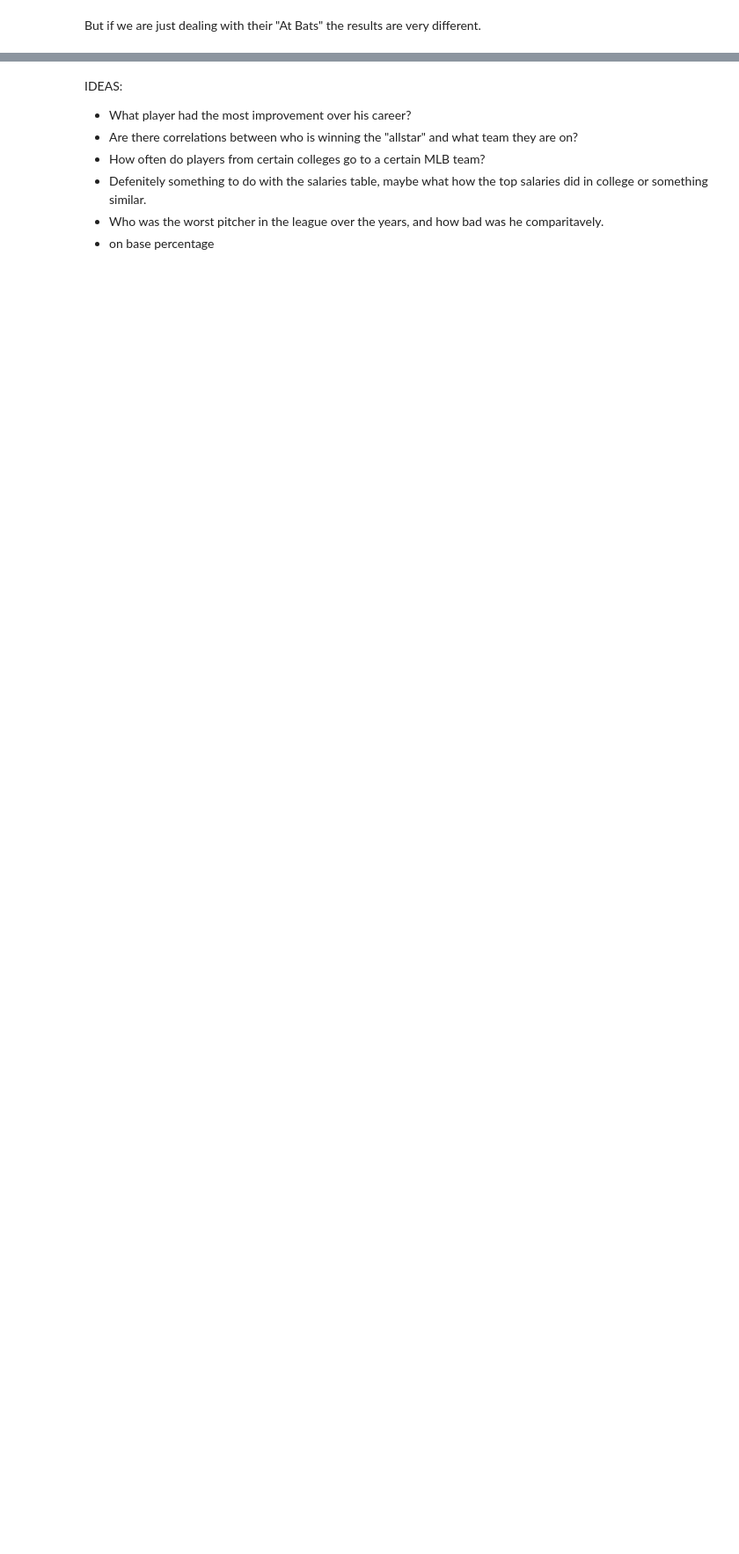
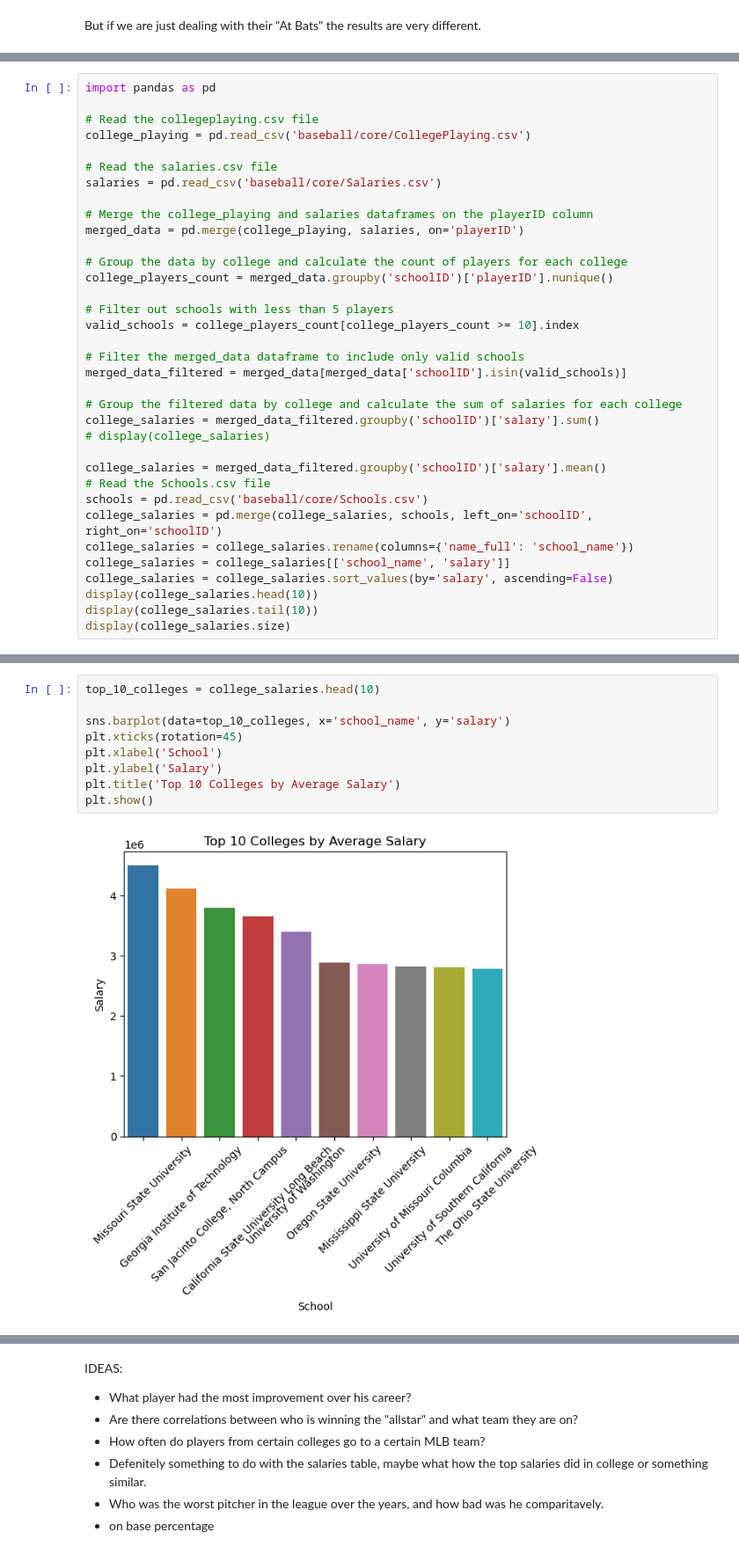
Before and after one commit to Treyson-Grange/cs5830_project1, a Jupyter notebook: project1.ipynb, the cells around one changed output, grey strips where cells are left out. Shown at 88% size. Cells and saved outputs as stored; diff of their text form; blank space fills up the shorter version.

```diff
--- a/project1.ipynb
+++ b/project1.ipynb
@@ -214,3 +214,38 @@ plt.title('Top 10 Most Improved Players - At Bats')
 plt.show()
 # %% [output]
 [figure]
+# %%
+import pandas as pd
+
+# Read the collegeplaying.csv file
+college_playing = pd.read_csv('baseball/core/CollegePlaying.csv')
+
+# Read the salaries.csv file
+salaries = pd.read_csv('baseball/core/Salaries.csv')
+
+# Merge the college_playing and salaries dataframes on the playerID column
+merged_data = pd.merge(college_playing, salaries, on='playerID')
+
+# Group the data by college and calculate the count of players for each college
+college_players_count = merged_data.groupby('schoolID')['playerID'].nunique()
+
+# Filter out schools with less than 5 players
+valid_schools = college_players_count[college_players_count >= 10].index
+
+# Filter the merged_data dataframe to include only valid schools
+merged_data_filtered = merged_data[merged_data['schoolID'].isin(valid_schools)]
+
+# Group the filtered data by college and calculate the sum of salaries for each college
+college_salaries = merged_data_filtered.groupby('schoolID')['salary'].sum()
+# display(college_salaries)
+
+college_salaries = merged_data_filtered.groupby('schoolID')['salary'].mean()
+# Read the Schools.csv file
+schools = pd.read_csv('baseball/core/Schools.csv')
+college_salaries = pd.merge(college_salaries, schools, left_on='schoolID', right_on='schoolID')
+college_salaries = college_salaries.rename(columns={'name_full': 'school_name'})
+college_salaries = college_salaries[['school_name', 'salary']]
+college_salaries = college_salaries.sort_values(by='salary', ascending=False)
+display(college_salaries.head(10))
+display(college_salaries.tail(10))
+display(college_salaries.size)
@@ -216,0 +276,11 @@ plt.show()
+# %%
+top_10_colleges = college_salaries.head(10)
+
+sns.barplot(data=top_10_colleges, x='school_name', y='salary')
+plt.xticks(rotation=45)
+plt.xlabel('School')
+plt.ylabel('Salary')
+plt.title('Top 10 Colleges by Average Salary')
+plt.show()
+# %% [output]
+[figure, added]
```
Also changed, not shown: parts of 2 cells of this notebook.
